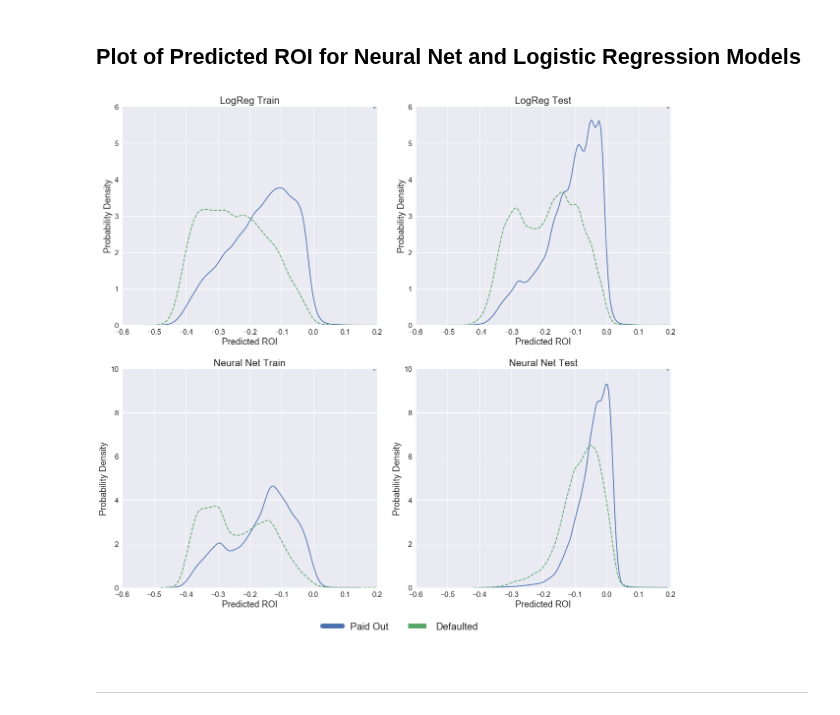
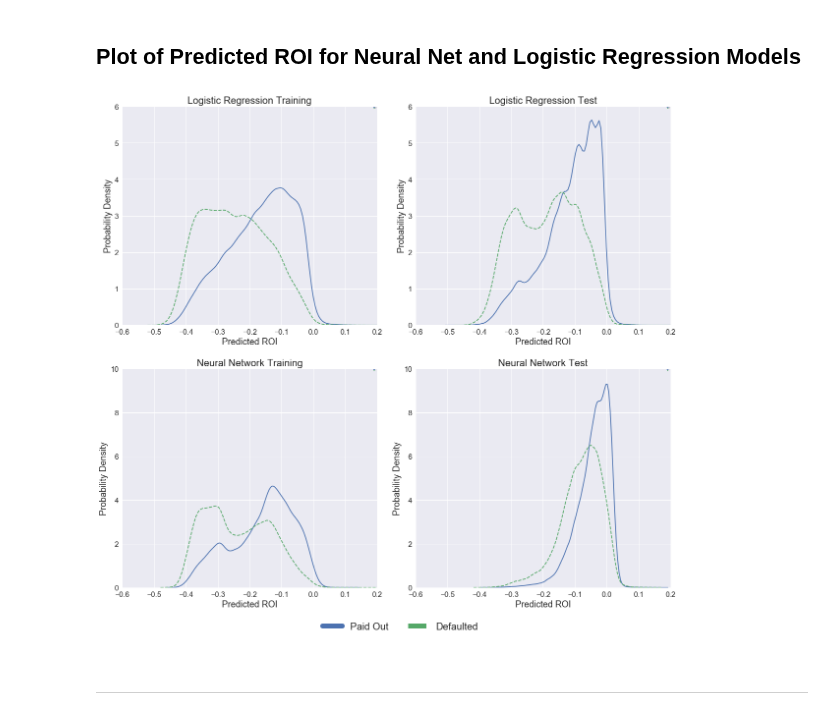
Before and after one commit to bhavenp/209A-FinalProject, a Jupyter notebook: hugo/ROI_website_sheet.ipynb, the cells around one changed output. Drawn from its saved outputs; the diff is of its cells as text; code cells hidden in the pictures.

```diff
--- a/hugo/ROI_website_sheet.ipynb
+++ b/hugo/ROI_website_sheet.ipynb
@@ -134,35 +134,35 @@ Using this formula we are able to predict ROI for every loan in our training and
 # %%
 warnings.filterwarnings("ignore")
 
 models = [Logreg_train, Logreg_test, NN_train, NN_test]
-titles = ['LogReg Train', 'LogReg Test', 'Neural Net Train', 'Neural Net Test']
+titles = ['Logistic Regression Training', 'Logistic Regression Test', 'Neural Network Training', 'Neural Network Test']
 fig = plt.figure(figsize=(20, 18))
 fig.subplots_adjust(hspace=0.2, wspace=0.15)
 #plt.suptitle('Distributions of Predicted ROI', size = 22,  y=0.925)
 
 for n, model in enumerate(models):
     ax = plt.subplot(2,2, n+1)
     sns.kdeplot(model.loc[model.true_val == 0,'ROI'], label = 'Paid Out', ax=ax);
     sns.kdeplot(model.loc[model.true_val == 1,'ROI'], label = 'Defaulted', ax=ax, linestyle = '--');
     ax.set_xlim(-0.6, 0.2)
     if n <= 1:
         ax.set_ylim(0, 6)
     else:
         ax.set_ylim(0, 10)
 
     ax.tick_params(labelsize = 15)
     ax.set_xlabel('Predicted ROI', fontsize = 18)
     ax.set_ylabel('Probability Density', fontsize = 18)
     ax.set_title('{0}'.format(titles[n]), fontsize = 20)
     ax.legend(loc = 'best', fontsize = -1)
 
 handles, labels = ax.get_legend_handles_labels()
 handles = [copy.copy(ha) for ha in handles ]
 [ha.set_linewidth(10) for ha in handles ]
 fig.legend(handles, labels, loc='lower center', ncol = 2, fontsize = 20, bbox_to_anchor = (0.43, 0.02))
 plt.show()
 # %% [output]
-[figure, old version]
+[figure, new version]
 # %% [markdown]
 <hr>
 # %% [markdown]
```
Also changed, not shown: parts of 3 cells of this notebook, 4 other files.
